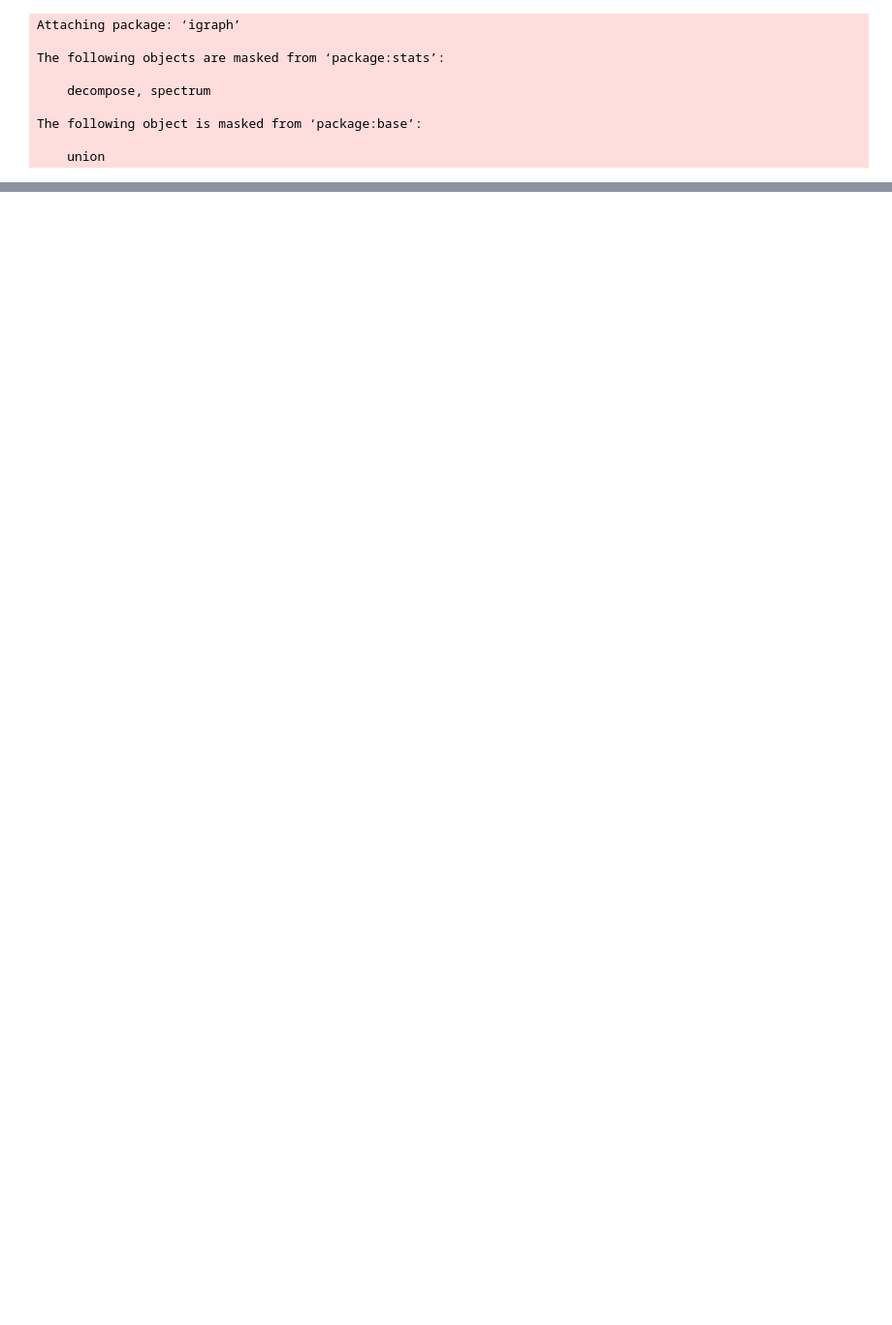
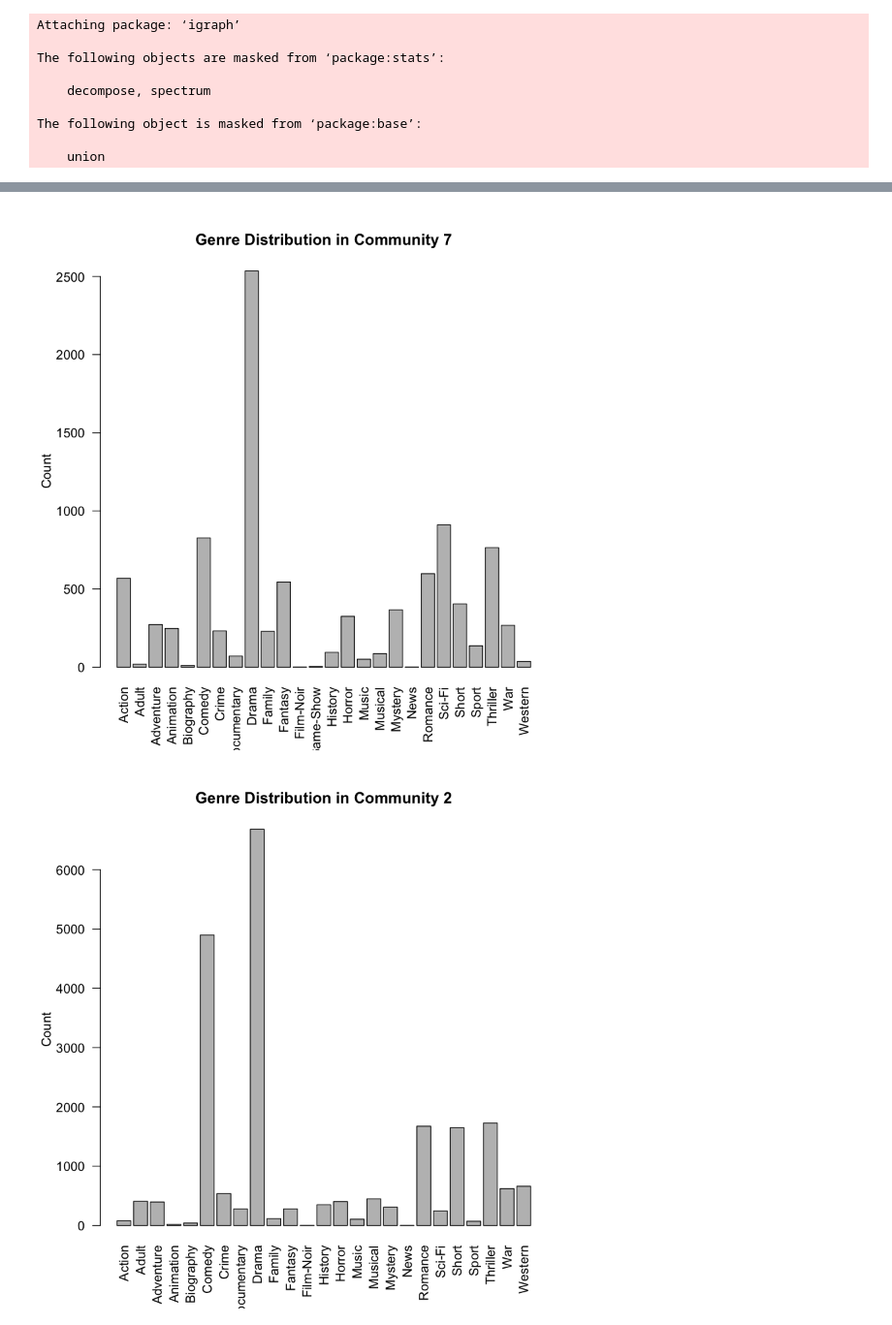
Before and after one commit to YufeiHu/EE232E-Large-Scale-Social-Network, a Jupyter notebook: project4/part2/Q7v2.ipynb, the cells around one changed output, grey strips where cells are left out. Shown at 97% size. Saved outputs shown, nothing was run; the diff lists cells and outputs as text; code cells hidden in the pictures; blank space fills up the shorter version.

```diff
--- a/project4/part2/Q7v2.ipynb
+++ b/project4/part2/Q7v2.ipynb
@@ -51,17 +57,17 @@ communities <- sample(1:length(g.genre.fgc), n, replace = FALSE)
 # compute the frequency of each genre in a community
 for (i in communities) {
     genre_list <- V(g.genre)[g.genre.fgc[[i]]]$genre
+    genre_list <- genre_list[genre_list != "None"]
     genre.table <- table(genre_list)
     genre.freq <- prop.table(genre.table)
 
-    cat("=======Community", i, "=======\n")
-    print(genre.table)
-    print(genre.freq)
+    cat("======= Community", i, "=======\n")
+    cat("============================\n")
 
-    title = sprintf("Genre Distribution in Community %d", i)
-    barplot(genre.freq, main = title, ylab = "Frequency", xlab = "Genre")
-#     genre_set <- names(genre.table)
-#     count <- as.vector(genre.table)
-#     freq <- as.vector(genre.freq)
-
+    Genre <- names(genre.table)
+    Count <- as.vector(genre.table)
+    Freq <- as.vector(genre.freq)
+    df <- data.frame(Genre, Count, Freq)
+    print(df)
+    cat("\n\n")
 }
@@ -67,0 +92,18 @@ for (i in communities) {
+# %%
+for (i in communities) {
+    genre_list <- V(g.genre)[g.genre.fgc[[i]]]$genre
+    genre_list <- genre_list[genre_list != "None"]
+    genre.table <- table(genre_list)
+    genre.freq <- prop.table(genre.table)
+
+    Genre <- names(genre.table)
+    Count <- as.vector(genre.table)
+    Freq <- round(as.vector(genre.freq), 4)
+
+    title = sprintf("Genre Distribution in Community %d", i)
+    barplot(Count, main = title, ylab = "Count", names.arg = Genre, las=2)
+
+}
+# %% [output]
+[figure, added]
+[figure, added]
```
Also changed, not shown: parts of 18 cells of this notebook.
